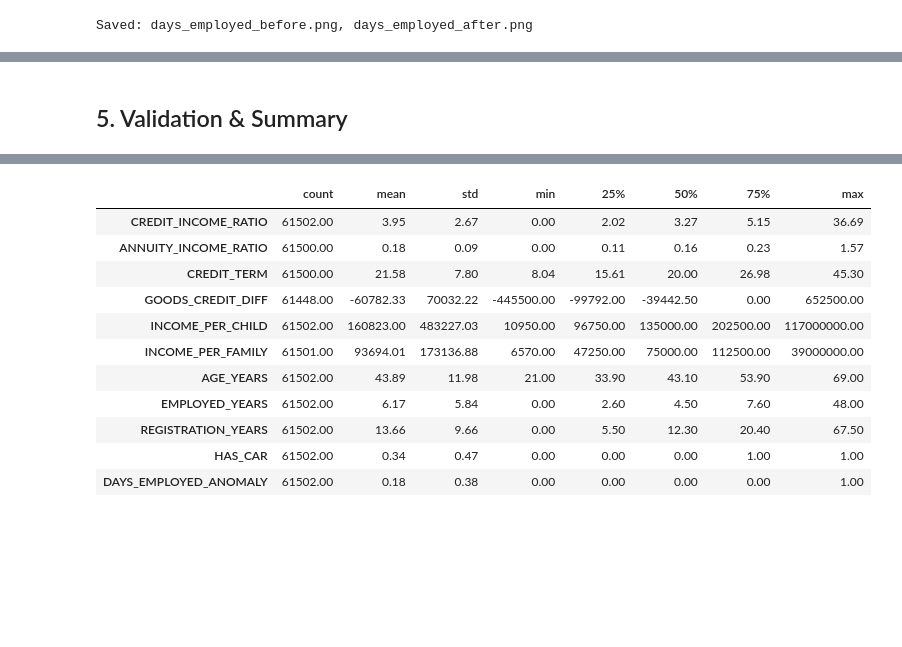
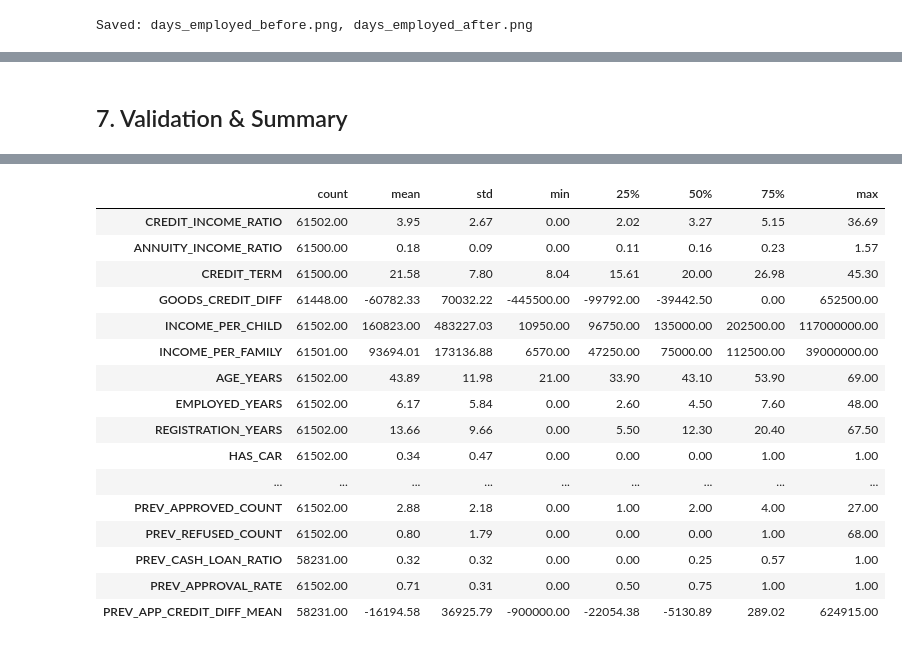
Before and after one commit to busrakurunceng/Ai_Credit_Risk, a Jupyter notebook: notebooks/02_feature_engineering.ipynb, the cells around one changed output, grey strips where cells are left out. Saved outputs shown, nothing was run; the diff lists cells and outputs as text; code cells hidden in the pictures; blank space fills up the shorter version.

Commit message:
Add bureau and previous application feature aggregations

```diff
--- a/notebooks/02_feature_engineering.ipynb
+++ b/notebooks/02_feature_engineering.ipynb
@@ -263,0 +377,6 @@ Saved: days_employed_before.png, days_employed_after.png
+# %%
+# Aggregate to one row per client
+prev_agg = aggregate_previous_application(prev)
+print(f"\nPrevious application aggregated shape: {prev_agg.shape}")
+print(f"Columns: {list(prev_agg.columns)}")
+prev_agg.head()
@@ -263,0 +394,11 @@ Saved: days_employed_before.png, days_employed_after.png
+# %%
+# Merge previous application features into the main table
+df = df.merge(prev_agg, on='SK_ID_CURR', how='left')
+
+# Clients with no previous application -> fill counts with 0
+prev_fill_zero = [c for c in prev_agg.columns if c != 'SK_ID_CURR' and
+                  any(k in c for k in ['COUNT', 'RATE'])]
+df[prev_fill_zero] = df[prev_fill_zero].fillna(0)
+
+print(f"Shape after previous application merge: {df.shape}")
+print(f"Prev features NaN remaining: {df[[c for c in prev_agg.columns if c != 'SK_ID_CURR']].isnull().sum().sum()}")
@@ -264,24 +426,34 @@ Saved: days_employed_before.png, days_employed_after.png
 # %% [markdown]
-<a id='5'></a>
-## 5. Validation & Summary
+<a id='7'></a>
+## 7. Validation & Summary
 # %%
-# Final summary of all new / modified columns
-all_new_cols = new_cols + ['DAYS_EMPLOYED_ANOMALY']
-print(f'Total new features: {len(all_new_cols)}')
-print(f'Total columns now : {df.shape[1]}')
-print(f'Shape             : {df.shape}')
+# Final summary of all engineered features
+app_new = new_cols + ['DAYS_EMPLOYED_ANOMALY']
+bureau_new = [c for c in bureau_agg.columns if c != 'SK_ID_CURR']
+prev_new = [c for c in prev_agg.columns if c != 'SK_ID_CURR']
+all_engineered = app_new + bureau_new + prev_new
+
+print(f'=== FEATURE ENGINEERING SUMMARY ===')
+print(f'  Step 1 — Application derived  : {len(new_cols)} features')
+print(f'  Step 2 — DAYS_EMPLOYED cleanup : 1 flag + column fix')
+print(f'  Step 3 — Bureau aggregations   : {len(bureau_new)} features')
+print(f'  Step 4 — Previous app agg.     : {len(prev_new)} features')
+print(f'  ─────────────────────────────────')
+print(f'  Total new features             : {len(all_engineered)}')
+print(f'  Total columns now              : {df.shape[1]}')
+print(f'  Shape                          : {df.shape}')
 print()
 
-# Check for NaN in new features
-nan_check = df[all_new_cols].isnull().sum()
+# Check remaining NaN in engineered features
+nan_check = df[all_engineered].isnull().sum()
 nan_check = nan_check[nan_check > 0]
 if len(nan_check) == 0:
-    print('No NaN values in any new feature column.')
+    print('No NaN values in any engineered feature.')
 else:
-    print('NaN values found in new features:')
-    print(nan_check)
+    print(f'NaN values remaining ({len(nan_check)} columns):')
+    print(nan_check.sort_values(ascending=False))
 
 print()
-print('--- New Features Statistics ---')
-df[all_new_cols].describe().T
+print('--- Engineered Features Statistics ---')
+df[all_engineered].describe().T
 # %% [output]
@@ -300,15 +477,20 @@ dtype: int64
 |  | count | mean | std | min | 25% | 50% | 75% | max |
 | CREDIT_INCOME_RATIO | 61502.00 | 3.95 | 2.67 | 0.00 | 2.02 | 3.27 | 5.15 | 36.69 |
 | ANNUITY_INCOME_RATIO | 61500.00 | 0.18 | 0.09 | 0.00 | 0.11 | 0.16 | 0.23 | 1.57 |
 | CREDIT_TERM | 61500.00 | 21.58 | 7.80 | 8.04 | 15.61 | 20.00 | 26.98 | 45.30 |
 | GOODS_CREDIT_DIFF | 61448.00 | -60782.33 | 70032.22 | -445500.00 | -99792.00 | -39442.50 | 0.00 | 652500.00 |
 | INCOME_PER_CHILD | 61502.00 | 160823.00 | 483227.03 | 10950.00 | 96750.00 | 135000.00 | 202500.00 | 117000000.00 |
 | INCOME_PER_FAMILY | 61501.00 | 93694.01 | 173136.88 | 6570.00 | 47250.00 | 75000.00 | 112500.00 | 39000000.00 |
 | AGE_YEARS | 61502.00 | 43.89 | 11.98 | 21.00 | 33.90 | 43.10 | 53.90 | 69.00 |
 | EMPLOYED_YEARS | 61502.00 | 6.17 | 5.84 | 0.00 | 2.60 | 4.50 | 7.60 | 48.00 |
 | REGISTRATION_YEARS | 61502.00 | 13.66 | 9.66 | 0.00 | 5.50 | 12.30 | 20.40 | 67.50 |
 | HAS_CAR | 61502.00 | 0.34 | 0.47 | 0.00 | 0.00 | 0.00 | 1.00 | 1.00 |
-| DAYS_EMPLOYED_ANOMALY | 61502.00 | 0.18 | 0.38 | 0.00 | 0.00 | 0.00 | 0.00 | 1.00 |
+| ... | ... | ... | ... | ... | ... | ... | ... | ... |
+| PREV_APPROVED_COUNT | 61502.00 | 2.88 | 2.18 | 0.00 | 1.00 | 2.00 | 4.00 | 27.00 |
+| PREV_REFUSED_COUNT | 61502.00 | 0.80 | 1.79 | 0.00 | 0.00 | 0.00 | 1.00 | 68.00 |
+| PREV_CASH_LOAN_RATIO | 58231.00 | 0.32 | 0.32 | 0.00 | 0.00 | 0.25 | 0.57 | 1.00 |
+| PREV_APPROVAL_RATE | 61502.00 | 0.71 | 0.31 | 0.00 | 0.50 | 0.75 | 1.00 | 1.00 |
+| PREV_APP_CREDIT_DIFF_MEAN | 58231.00 | -16194.58 | 36925.79 | -900000.00 | -22054.38 | -5130.89 | 289.02 | 624915.00 |
 # %% [markdown]
 ### Key Observations
 
```
Also changed, not shown: parts of 14 cells of this notebook, 2 other files.
